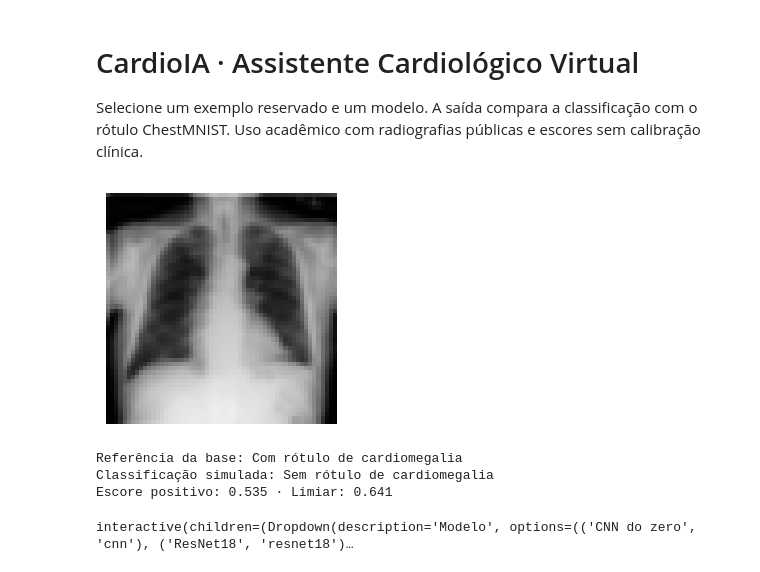
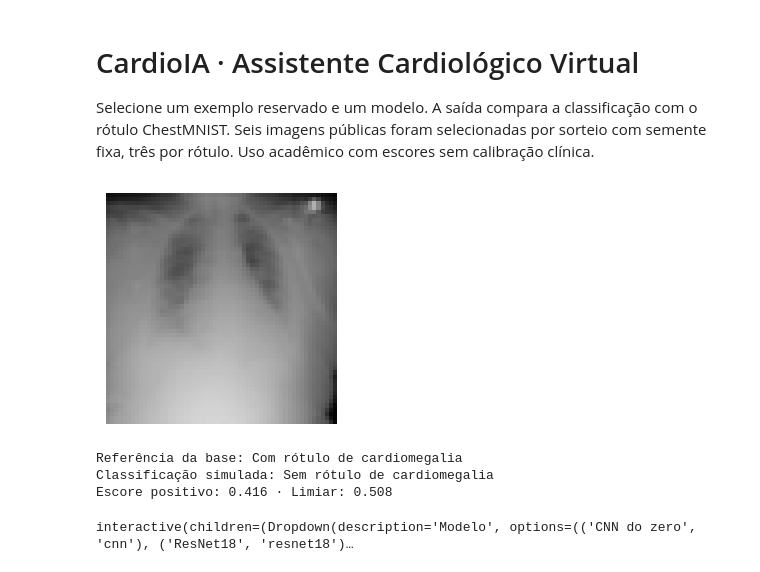
Before and after one commit to marcus-vlgarcia/cardioia, a Jupyter notebook: fase4/notebooks/03_prototipo.ipynb, the cells around one changed output. Saved outputs shown, nothing was run; the diff lists cells and outputs as text; code cells hidden in the pictures.

```diff
--- a/fase4/notebooks/03_prototipo.ipynb
+++ b/fase4/notebooks/03_prototipo.ipynb
@@ -1,6 +1,6 @@
 # %% [markdown]
 # CardioIA · Assistente Cardiológico Virtual
-Selecione um exemplo reservado e um modelo. A saída compara a classificação com o rótulo ChestMNIST. Uso acadêmico com radiografias públicas e escores sem calibração clínica.
+Selecione um exemplo reservado e um modelo. A saída compara a classificação com o rótulo ChestMNIST. Seis imagens públicas foram selecionadas por sorteio com semente fixa, três por rótulo. Uso acadêmico com escores sem calibração clínica.
 # %%
 from pathlib import Path
 import subprocess
@@ -17,38 +17,41 @@ if raiz is None:
 sys.path.insert(0, str(raiz / "fase4/src"))
 # %%
 from functools import lru_cache
-from dados import CLASSES, RESULTADOS, carregar_particoes, baixar
+from dados import CLASSES, RESULTADOS, preparar_imagem
+from PIL import Image
 from modelos import carregar_prototipo
 import matplotlib.pyplot as plt
 import numpy as np
 import torch
 
-teste = carregar_particoes(baixar())["test"]
-exemplos = {"Sem rótulo de cardiomegalia": int(np.flatnonzero(teste.rotulos == 0)[0]),
-            "Com rótulo de cardiomegalia": int(np.flatnonzero(teste.rotulos == 1)[0])}
+with np.load(RESULTADOS / "amostras_demo.npz", allow_pickle=False) as exemplos_salvos:
+    imagens, rotulos, indices = (exemplos_salvos[c] for c in ("imagens", "rotulos", "indices"))
+exemplos = {f"Exame {indice} · {CLASSES[rotulo]}": i
+            for i, (indice, rotulo) in enumerate(zip(indices, rotulos))}
 
 @lru_cache(maxsize=2)
 def carregar(nome):
     return carregar_prototipo(RESULTADOS, nome)
 
 def demonstrar(modelo, indice):
-    imagem, rotulo = teste[indice]
+    imagem = preparar_imagem(Image.fromarray(imagens[indice]))
+    rotulo = rotulos[indice]
     inferir, limiar = carregar(modelo)
     with torch.inference_mode():
         escore = inferir(imagem[None]).sigmoid().item()
     plt.figure(figsize=(3, 3))
     plt.imshow(imagem[0], cmap="gray", vmin=0, vmax=1)
     plt.axis("off")
     plt.show()
     print(f"Referência da base: {CLASSES[rotulo]}")
     print(f"Classificação simulada: {CLASSES[int(escore >= limiar)]}")
     print(f"Escore positivo: {escore:.3f} · Limiar: {limiar:.3f}")
 
-demonstrar("cnn", exemplos["Com rótulo de cardiomegalia"])
+demonstrar("cnn", 3)
 # %% [output]
-[figure, old version]
+[figure, new version]
 Referência da base: Com rótulo de cardiomegalia
 Classificação simulada: Sem rótulo de cardiomegalia
-Escore positivo: 0.535 · Limiar: 0.641
+Escore positivo: 0.416 · Limiar: 0.508
 # %%
 import ipywidgets as widgets
```
Also changed, not shown: parts of 2 cells of this notebook, 20 other files.
